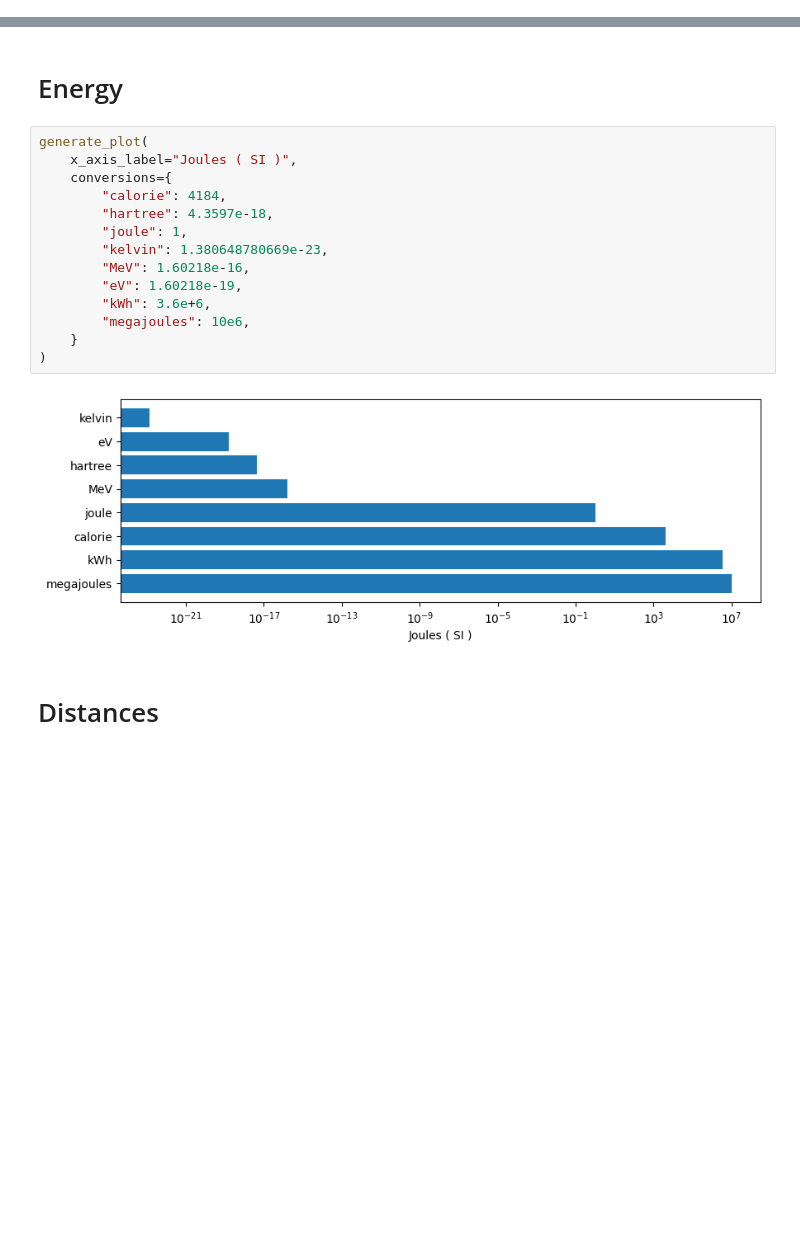
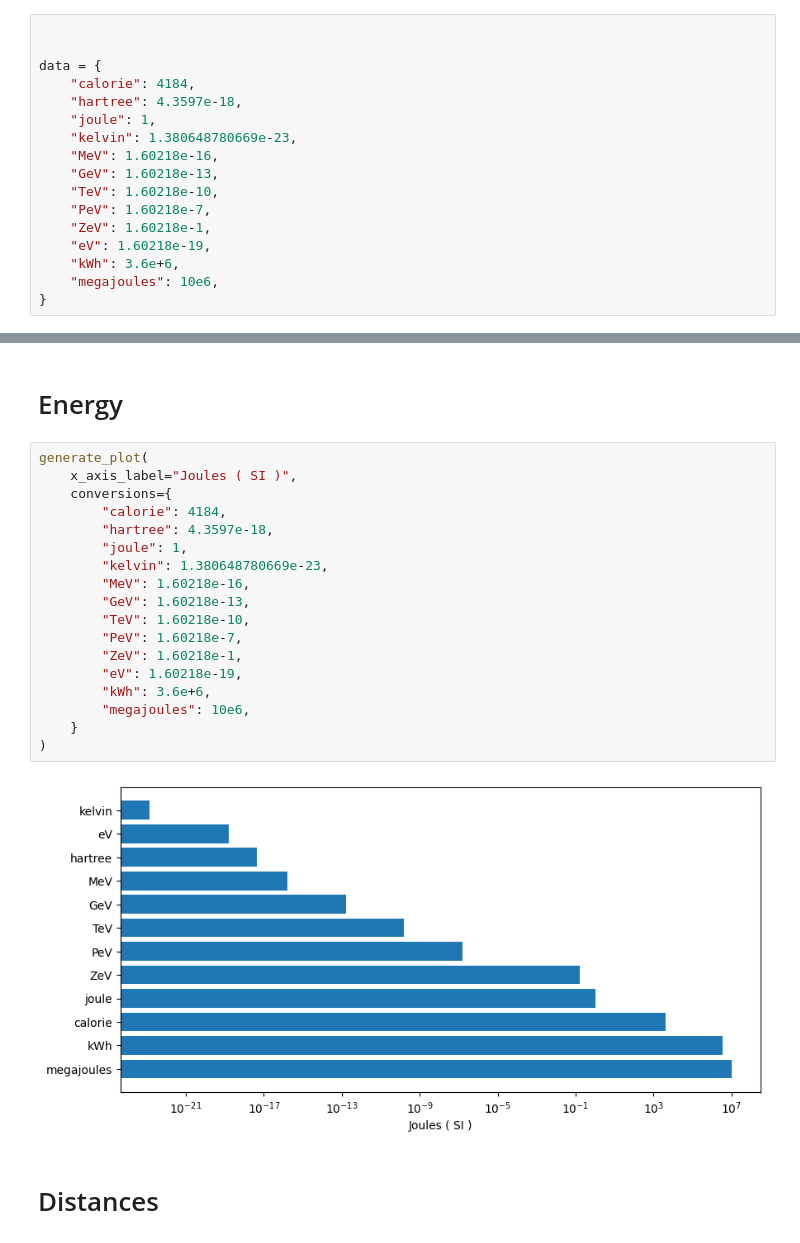
Before and after one commit to migueltorrescosta/notebooks, a Jupyter notebook: Quantum/UnitConversion.ipynb, the cells around one changed output, grey strips where cells are left out. Cells and saved outputs as stored; diff of their text form; blank space fills up the shorter version.

```diff
--- a/Quantum/UnitConversion.ipynb
+++ b/Quantum/UnitConversion.ipynb
@@ -6,3 +6,20 @@ from typing import Dict
 from matplotlib import pyplot as plt
 # %% [markdown]
 # Setup
+# %%
+
+
+data = {
+    "calorie": 4184,
+    "hartree": 4.3597e-18,
+    "joule": 1,
+    "kelvin": 1.380648780669e-23,
+    "MeV": 1.60218e-16,
+    "GeV": 1.60218e-13,
+    "TeV": 1.60218e-10,
+    "PeV": 1.60218e-7,
+    "ZeV": 1.60218e-1,
+    "eV": 1.60218e-19,
+    "kWh": 3.6e+6,
+    "megajoules": 10e6,
+}
@@ -26,19 +51,23 @@ def generate_plot(
 # %%
 generate_plot(
     x_axis_label="Joules ( SI )",
     conversions={
         "calorie": 4184,
         "hartree": 4.3597e-18,
         "joule": 1,
         "kelvin": 1.380648780669e-23,
         "MeV": 1.60218e-16,
+        "GeV": 1.60218e-13,
+        "TeV": 1.60218e-10,
+        "PeV": 1.60218e-7,
+        "ZeV": 1.60218e-1,
         "eV": 1.60218e-19,
         "kWh": 3.6e+6,
         "megajoules": 10e6,
     }
 )
 # %% [output]
-[figure, old version]
+[figure, new version]
 # %% [markdown]
 # Distances
 # %%
```
Also changed, not shown: parts of 1 cell of this notebook, 3 other files.
